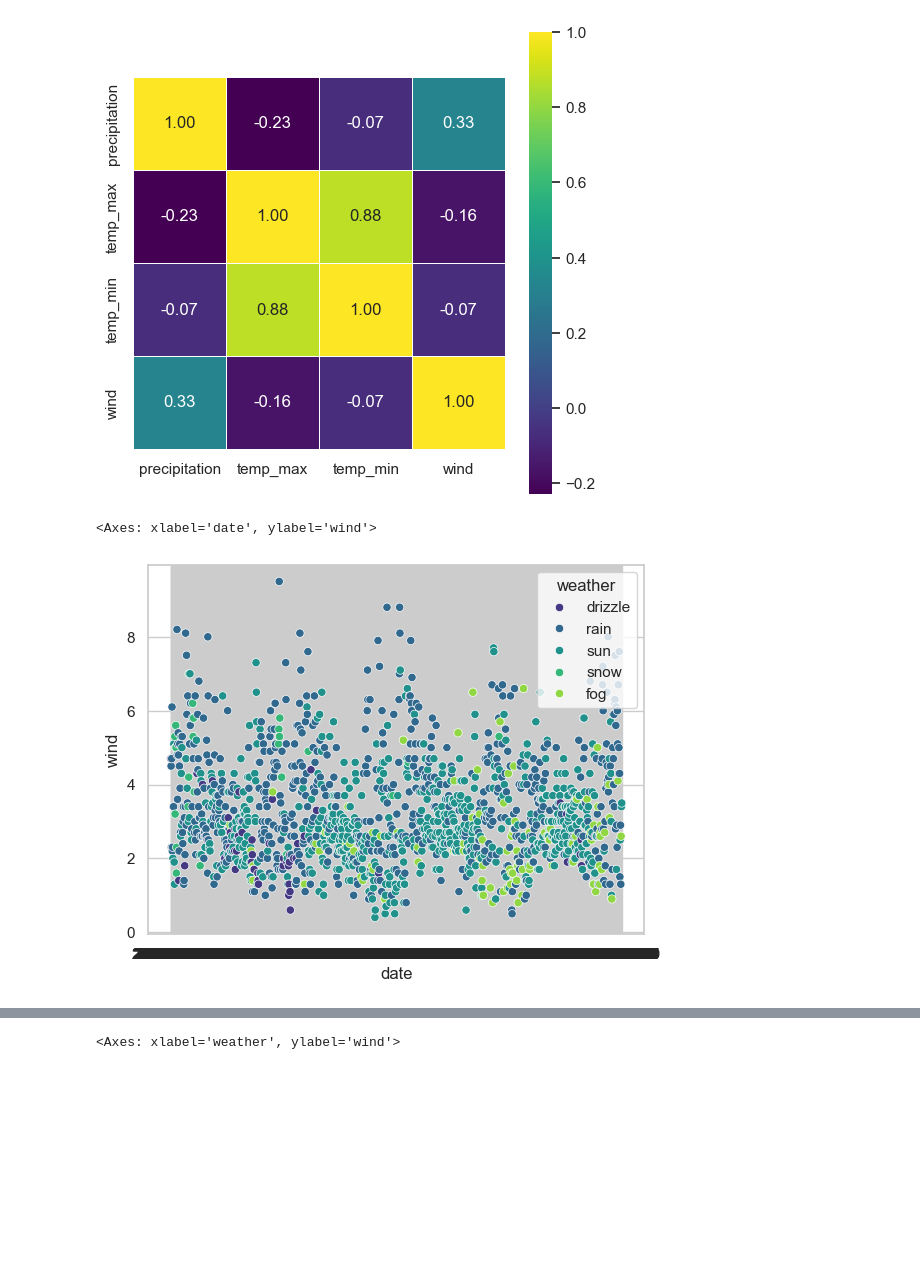
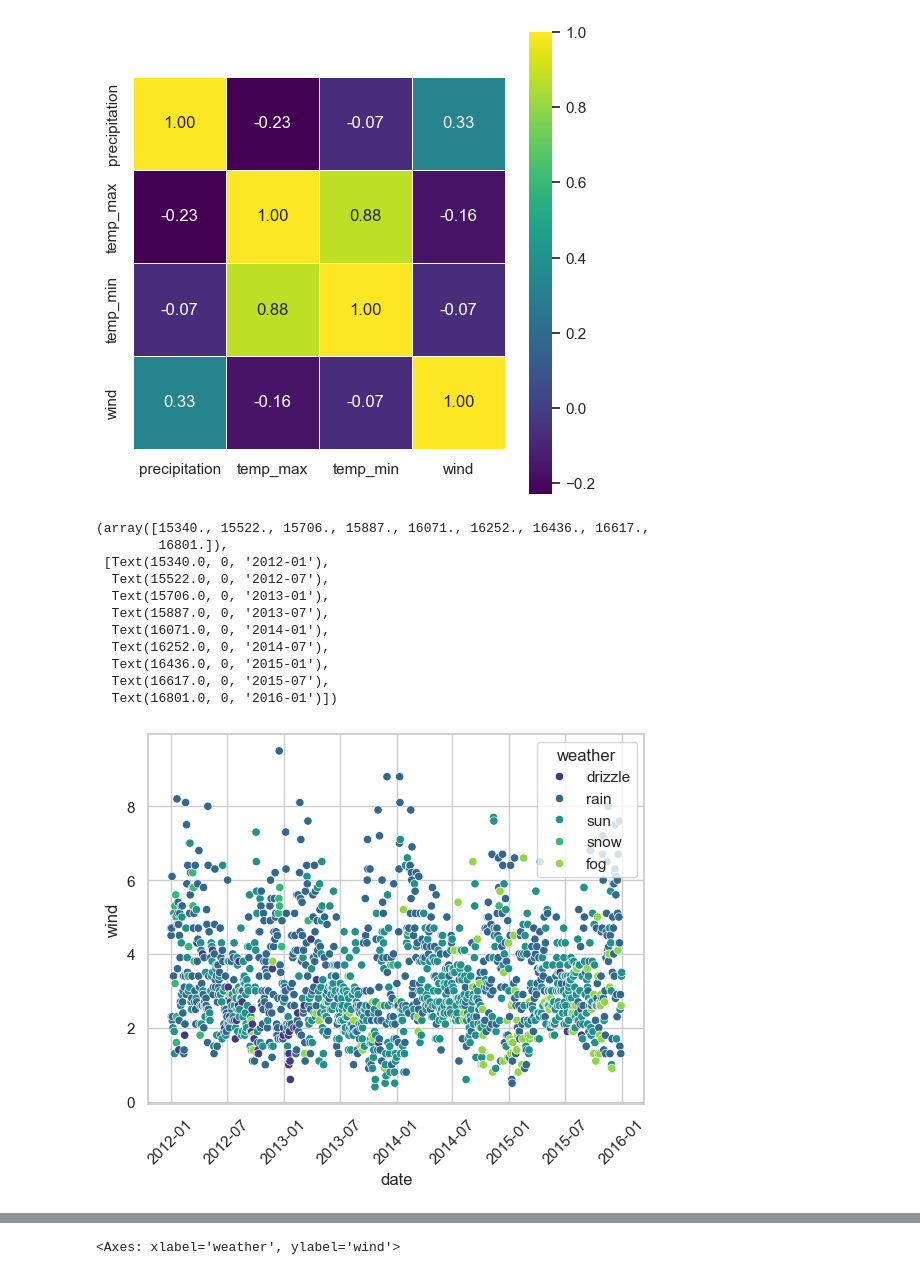
Before and after one commit to temetNoscee/Weather-Prediction, a Jupyter notebook: prediction.ipynb, the cells around one changed output, grey strips where cells are left out. Drawn from its saved outputs; the diff is of its cells as text; code cells hidden in the pictures; blank space fills up the shorter version.

```diff
--- a/prediction.ipynb
+++ b/prediction.ipynb
@@ -60,0 +77,2 @@ df.shape
+# %%
+df['date'] = pd.to_datetime(df['date'])
@@ -75,9 +118,20 @@ sns.heatmap(df.drop(columns=['weather','date']).corr(), annot=True, fmt=".2f", c
 [figure]
 # %%
 sns.scatterplot(data=df, x='date', y='wind', hue='weather', palette="viridis")
+plt.xticks(rotation=45)
 # %% [output]
-<Axes: xlabel='date', ylabel='wind'>
+(array([15340., 15522., 15706., 15887., 16071., 16252., 16436., 16617.,
+        16801.]),
+ [Text(15340.0, 0, '2012-01'),
+  Text(15522.0, 0, '2012-07'),
+  Text(15706.0, 0, '2013-01'),
+  Text(15887.0, 0, '2013-07'),
+  Text(16071.0, 0, '2014-01'),
+  Text(16252.0, 0, '2014-07'),
+  Text(16436.0, 0, '2015-01'),
+  Text(16617.0, 0, '2015-07'),
+  Text(16801.0, 0, '2016-01')])
-[figure, old version]
+[figure, new version]
 # %%
 plt.figure(figsize=(10,5))
 sns.catplot(df, x="weather", y="temp_max")
```
Also changed, not shown: parts of 7 cells of this notebook.
